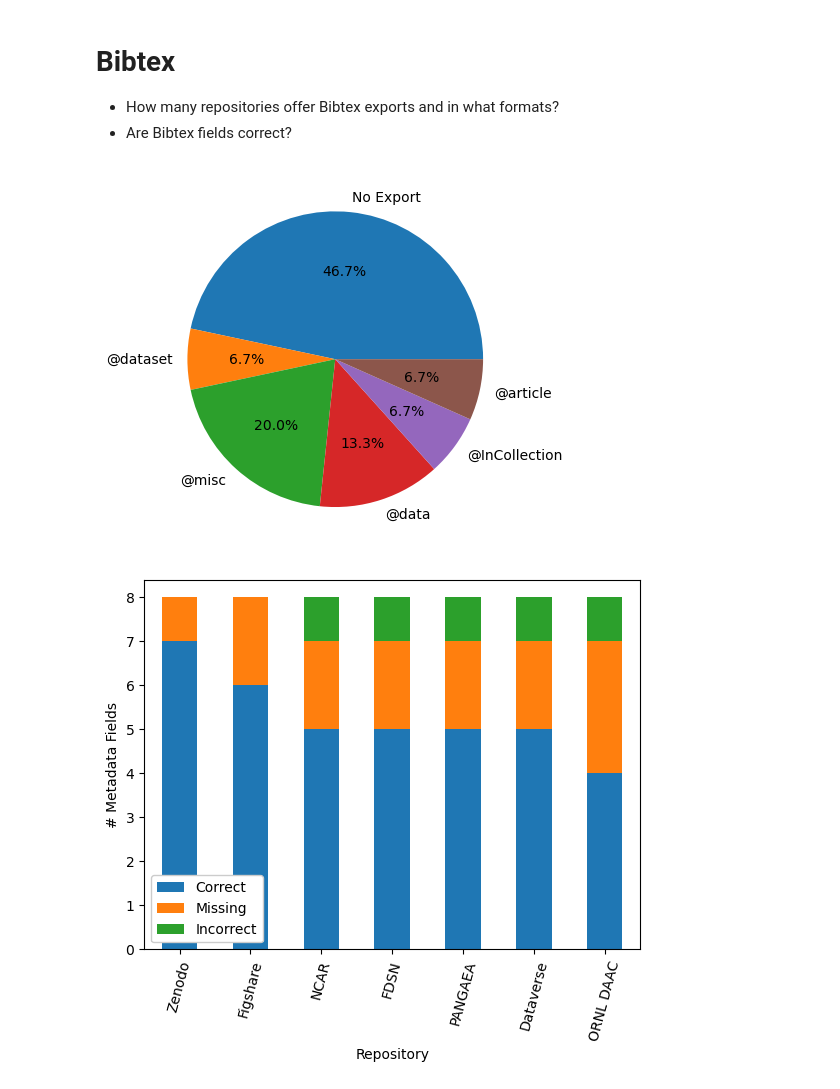
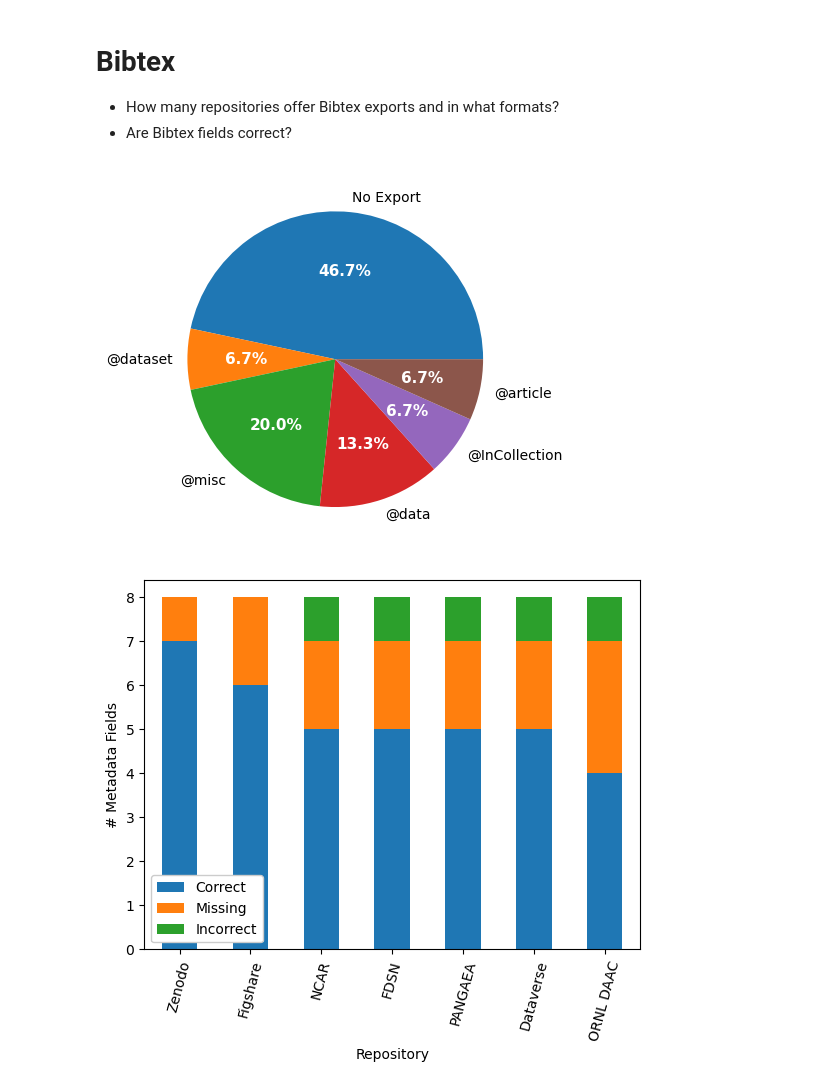
Before and after one commit to kvrouwenvelder/reference-manager-analysis, a Jupyter notebook: reference-manager-citations-ESIP.ipynb, the cells around one changed output. Saved outputs shown, nothing was run; the diff lists cells and outputs as text; code cells hidden in the pictures.

```diff
--- a/reference-manager-citations-ESIP.ipynb
+++ b/reference-manager-citations-ESIP.ipynb
@@ -231,35 +213,45 @@ repo_import_sums_df_sort
 # %%
 # First how many repos offer Bibtex exports
 
 # Count whether there is a bibtex export or not
 
 # no bibtex
 sum_no_bibtex = np.sum(bibtex['export-exists'].isna())
 sum_bibtex = len(bibtex['export-exists'])-sum_no_bibtex
 
 # Filter by type
 bibtex_na = bibtex[bibtex['export-exists'].isna()]
 bibtex_dataset = bibtex[bibtex['export-file-type'].str.contains('dataset', na=False)]
 bibtex_misc = bibtex[bibtex['export-file-type'].str.contains('misc', na=False)]
 bibtex_data = bibtex[bibtex['export-file-type'].str.contains('data', na=False)]
 bibtex_incoll = bibtex[bibtex['export-file-type'].str.contains('incollection', na=False)]
 bibtex_article = bibtex[bibtex['export-file-type'].str.contains('article', na=False)]
 
 
 # # bar chart for bibtex or NO
 # fig, ax = plt.subplots()
 # ax.bar([1,2], [sum_bibtex, sum_no_bibtex], label = 'Correct')
 
 labels = ['No Export','@dataset','@misc','@data','@InCollection','@article']
 sizes = [len(bibtex_na['export-exists']), len(bibtex_dataset['export-exists']),len(bibtex_misc['export-exists']),
          len(bibtex_data['export-exists']),len(bibtex_incoll['export-exists']),len(bibtex_article['export-exists'])]
 
 # Plot pie chart
 fig1, ax1 = plt.subplots()
-ax1.pie(sizes, labels=labels, autopct='%1.1f%%')
+patches, texts, autotexts = ax1.pie(sizes, labels=labels, autopct='%1.1f%%')
+
+# set inside label parameters: color, size, weight
+# Color = white
+for autotext in autotexts:
+    autotext.set_color('white')
+
+# weight and size
+plt.setp(autotexts, size=11, weight = 'bold')
+
+# show graph
 plt.show()
 # %% [output]
-[figure, old version]
+[figure, new version]
 # %%
 # Count the correct , incorrect, missing fields - Import Only
 count_fields(bibtex, im_cols,'im')
```
Also changed, not shown: parts of 4 cells of this notebook.
